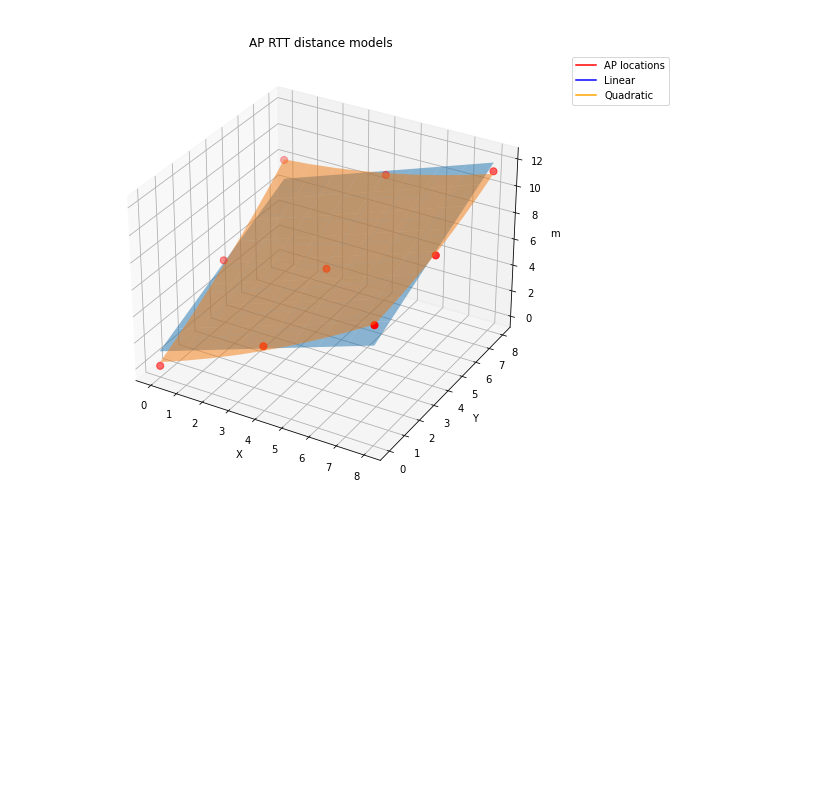
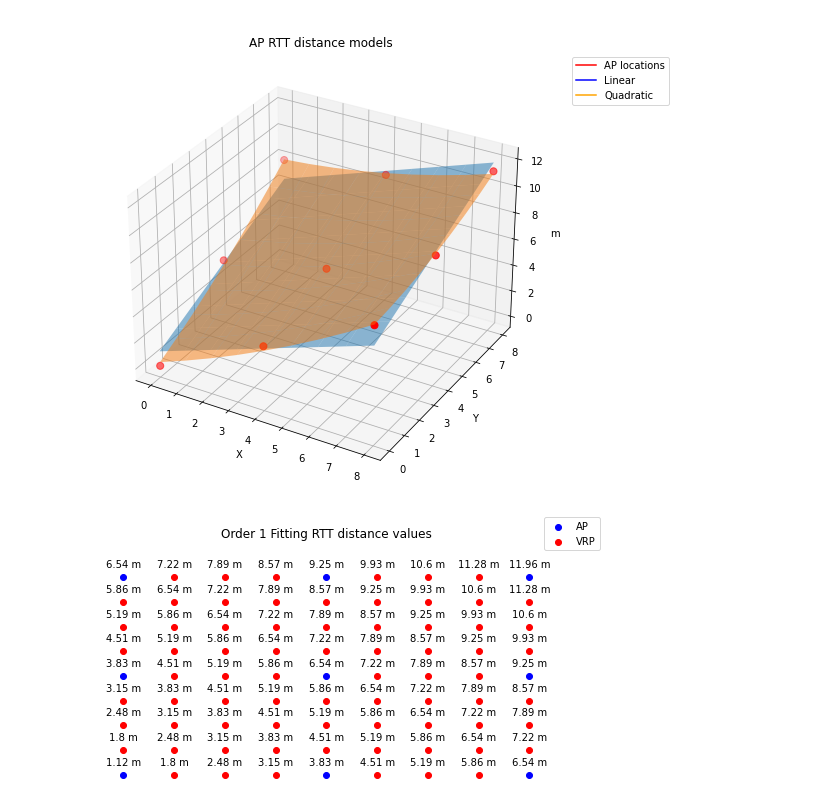
Before and after one commit to carlogattuso/Indoor_Positioning_RTT_GPR, a Jupyter notebook: src/psfm_gpr.ipynb, the cells around one changed output. Saved outputs shown, nothing was run; the diff lists cells and outputs as text; code cells hidden in the pictures; blank space fills up the shorter version.

```diff
--- a/src/psfm_gpr.ipynb
+++ b/src/psfm_gpr.ipynb
@@ -145,0 +184,25 @@ plt.show()
+# %%
+"""
+Order 1 RTT distance plot
+    _1 --> Order 1 surface fit
+    _2 --> Order 2 surface fit
+"""
+plt.figure(figsize=(8,4))
+
+plt.scatter(L_ap[:,0], L_ap[:,1], c='b')
+plt.scatter(L_vrp[:,0], L_vrp[:,1], c='r')
+
+plt.legend(labels=['AP','VRP'],loc="upper right",borderaxespad=-5)
+plt.title('Order 1 Fitting RTT distance values',pad=30)
+plt.axis('off')
+
+for x,y in zip(locations[:,0],locations[:,1]):
+    label = f"{sample_distance(x, y, model_1).round(2)} m"
+
+    plt.annotate(label, # this is the text
+                 (x,y), # this is the point to label
+                 textcoords="offset points", # how to position the text
+                 xytext=(0,10), # distance from text to points (x,y)
+                 ha='center') # horizontal alignment can be left, right or center
+# %% [output]
+[figure, added]
```
Also changed, not shown: parts of 4 cells of this notebook, 1 other file.
